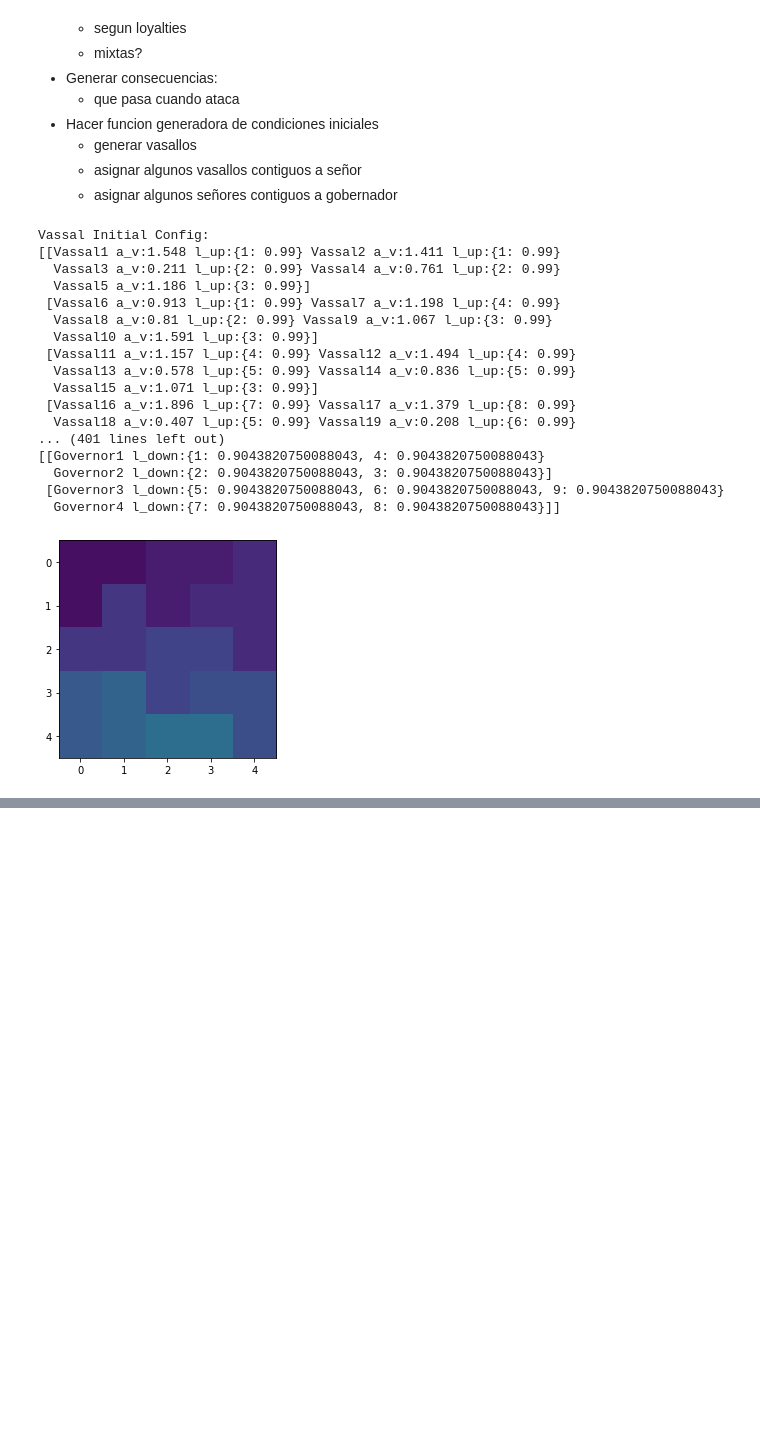
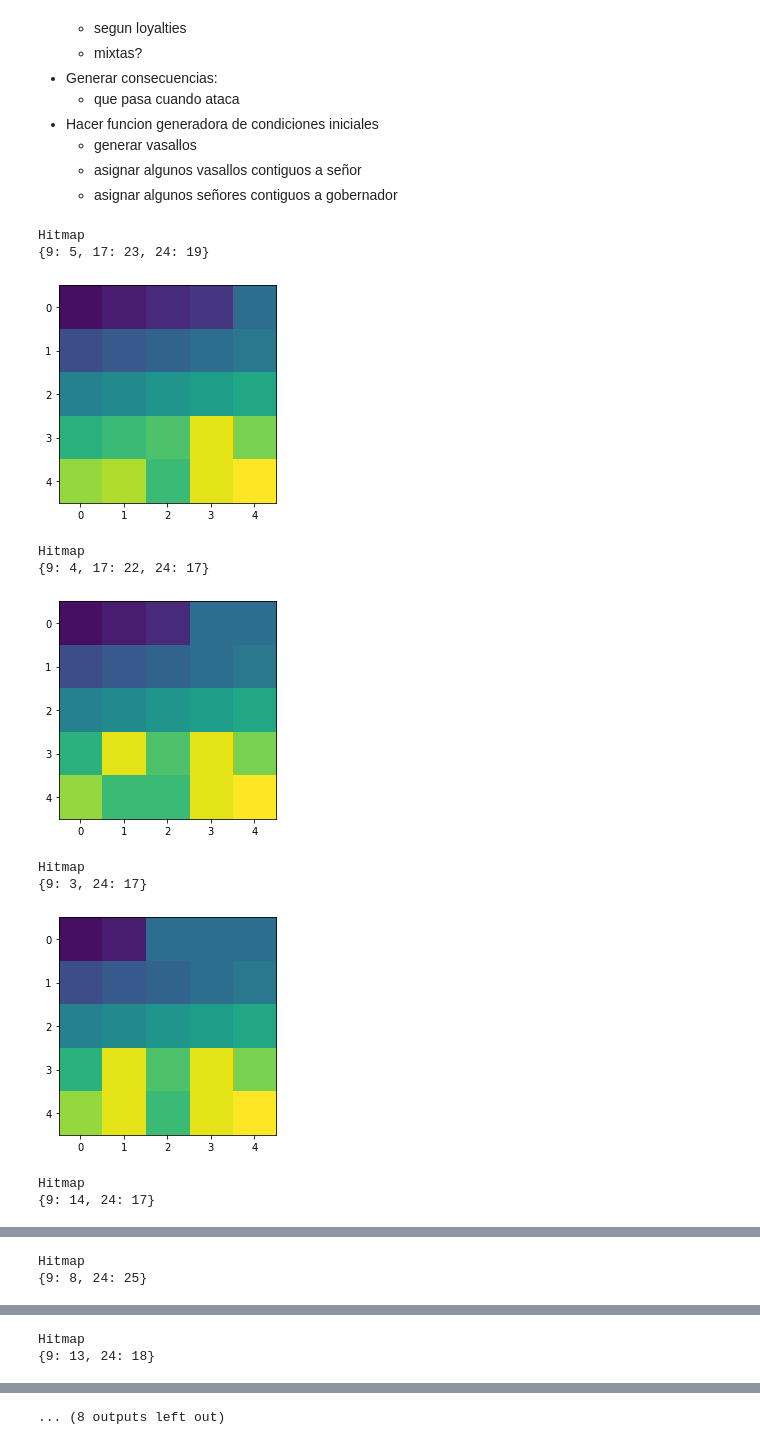
Before and after one commit to jpsiegel/Projects, a Jupyter notebook: Feudal_Model.ipynb, the cells around one changed output, grey strips where cells are left out. Drawn from its saved outputs; the diff is of its cells as text; code cells hidden in the pictures; blank space fills up the shorter version.

```diff
--- a/Feudal_Model.ipynb
+++ b/Feudal_Model.ipynb
@@ -261,19 +267,50 @@ def observe(ca_level="lord", color_map="viridis"):
           aux_config[x,y] = find_governor_of_vassal(vassal_config[x,y]).id_  # cambia instancia de vassal por id del primer lord conectado
       imshow(aux_config, vmin = 0, vmax = vassal_grid_size * vassal_grid_size, cmap = color_map)
 
-    print_connections(vassal_config, lord_config, governor_config)
+    #print_connections(vassal_config, lord_config, governor_config)
 
 def update():
-  """ First we update army_value and loyalties for all vassals/lrods/govs, then we generate decisions/actions for gov,lord,vassal """
+  """ First we update army_value and loyalties for all vassals/lords/govs, then we generate decisions/actions for gov,lord,vassal """
   global vassal_config, vassal_nextconfig, lord_config, lord_nextconfig, governor_config, governor_nextconfig
 
-  #iterate through vassal grid
+  vassal_hitmap = {}  # {attacker_id: target_id}
+  # iterate through vassal grid
   for x in range(vassal_grid_size):
     for y in range(vassal_grid_size):
       current_vassal = vassal_config[x, y]
       updated_army_value = round(current_vassal.army_value * (1 + army_growth_rate), 3)  # in each step army value grows by army_growth_rate
       updated_loyalties = {k: v * (1 - loyalty_decay_rate) for k, v in current_vassal.loyalties_up.items()}  # in each step loyalty decays by loyalty_decay_rate
       vassal_nextconfig[x, y] = Vassal(current_vassal.id_, updated_army_value, updated_loyalties)
+
+      # iterate thorugh neighbourhood
+      neighbours_army_values = {}  # if it has the same neighbour more than once, values are added
+      for dx in [-1, 0, 1]:
+        for dy in [-1, 0, 1]:
+          try:
+            current_neighbour = vassal_config[x + dx, y + dy]
+            if current_neighbour.id_ != current_vassal.id_:  # skip if self
+              try:
+                neighbours_army_values[current_neighbour.id_] += current_neighbour.army_value
+              except KeyError: #first time entering value
+                neighbours_army_values[current_neighbour.id_] = current_neighbour.army_value
+          except IndexError:  # vassal is in border of map
+            continue
+
+      if len(neighbours_army_values) > 0 and current_vassal.army_value >= max(neighbours_army_values.values()):  # if stronger than neighbours
+        target_vassal_id = min(neighbours_army_values.keys(), key=(lambda k: neighbours_army_values[k]))  # attacks weakest neighbour
+        vassal_hitmap[current_vassal.id_] = target_vassal_id
+  print("Hitmap")
+  print(vassal_hitmap)
+  #raise ValueError
+  #after all attacks are checked (all vassals are in nextconfig)
+  for attacker_id, target_id in vassal_hitmap.items():
+    attacker = find_vassal_by_id(attacker_id)
+    try:
+      target = find_vassal_by_id(target_id) #ESTE target PODRIA NO SER SU VECINO!! solo otro con ese mismo id, podriamos retornar todos los que hagan match con ese id en el find
+      target.id_ = attacker_id
+      target.loyalties_up = attacker.loyalties_up #QUE ARMY VALUE TIENE EL ATACADO???
+    except AttributeError: #revisar esto, porque no lo ecnuentra? ya conquistado? ADEMAS: BUG: LOS ATAQUES CRUZAN FONTERAS DEL MAPA
+      pass
 
   #iterate through lord grid
   for x in range(lord_grid_size):
@@ -298,32 +335,26 @@ def update():
 # %%
 #main
 
 # Simulate and plot results
 initialize()
+observe("vassal", "viridis")
 for t in range(10):
     update()
-    observe("lord", "viridis")
+    observe("vassal", "viridis")
     #display.clear_output(wait=True)
     #display.display(gcf())
     #time.sleep(0.1)
     #plt.close()
-plt.show()
+    plt.show()
 # %% [output]
-Vassal Initial Config:
-[[Vassal1 a_v:1.548 l_up:{1: 0.99} Vassal2 a_v:1.411 l_up:{1: 0.99}
-  Vassal3 a_v:0.211 l_up:{2: 0.99} Vassal4 a_v:0.761 l_up:{2: 0.99}
-  Vassal5 a_v:1.186 l_up:{3: 0.99}]
- [Vassal6 a_v:0.913 l_up:{1: 0.99} Vassal7 a_v:1.198 l_up:{4: 0.99}
-  Vassal8 a_v:0.81 l_up:{2: 0.99} Vassal9 a_v:1.067 l_up:{3: 0.99}
-  Vassal10 a_v:1.591 l_up:{3: 0.99}]
- [Vassal11 a_v:1.157 l_up:{4: 0.99} Vassal12 a_v:1.494 l_up:{4: 0.99}
-  Vassal13 a_v:0.578 l_up:{5: 0.99} Vassal14 a_v:0.836 l_up:{5: 0.99}
-  Vassal15 a_v:1.071 l_up:{3: 0.99}]
- [Vassal16 a_v:1.896 l_up:{7: 0.99} Vassal17 a_v:1.379 l_up:{8: 0.99}
-  Vassal18 a_v:0.407 l_up:{5: 0.99} Vassal19 a_v:0.208 l_up:{6: 0.99}
-... (401 lines left out)
-[[Governor1 l_down:{1: 0.9043820750088043, 4: 0.9043820750088043}
-  Governor2 l_down:{2: 0.9043820750088043, 3: 0.9043820750088043}]
- [Governor3 l_down:{5: 0.9043820750088043, 6: 0.9043820750088043, 9: 0.9043820750088043}
-  Governor4 l_down:{7: 0.9043820750088043, 8: 0.9043820750088043}]]
+Hitmap
+{9: 5, 17: 23, 24: 19}
-[figure, old version]
+[figure, new version]
+Hitmap
+{9: 4, 17: 22, 24: 17}
+[figure, added]
+Hitmap
+{9: 3, 24: 17}
+[figure, added]
+Hitmap
+{9: 14, 24: 17}
@@ -329,0 +362,2 @@ Vassal Initial Config:
+Hitmap
+{9: 8, 24: 25}
@@ -329,0 +365,2 @@ Vassal Initial Config:
+Hitmap
+{9: 13, 24: 18}
@@ -329,0 +368 @@ Vassal Initial Config:
+... (8 outputs left out)
```
Also changed, not shown: parts of 2 cells of this notebook.
